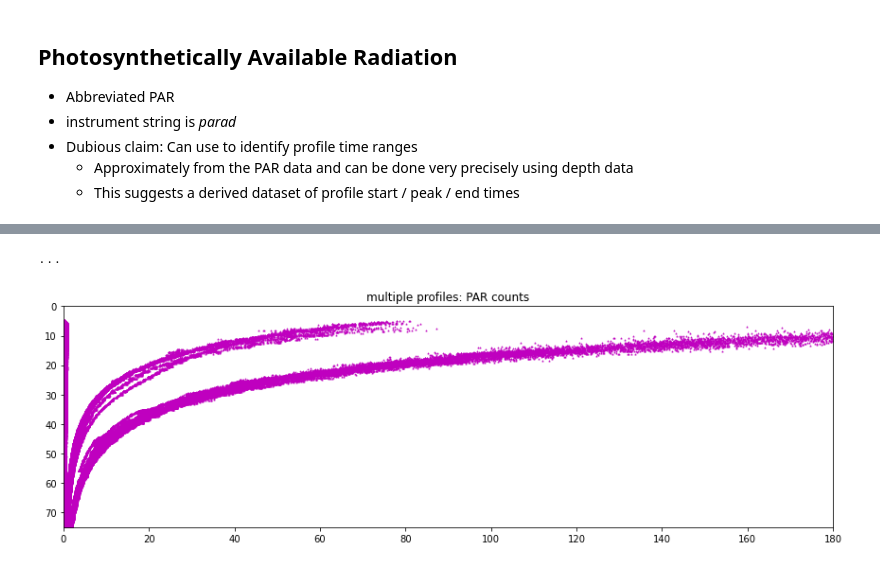
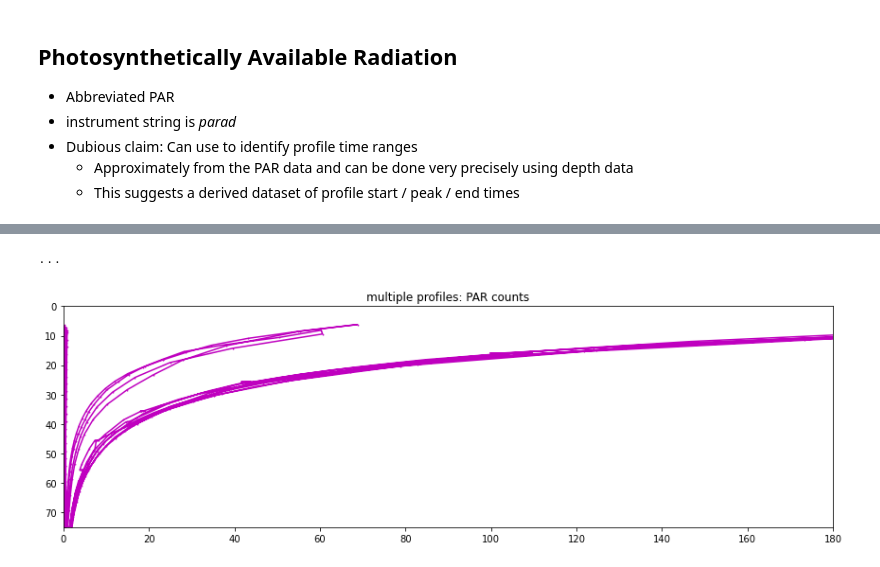
Before and after one commit to lsetiawan/ocean, a Jupyter notebook: Ocean 01 A Photic Zone CTD.ipynb, the cells around one changed output, grey strips where cells are left out. Cells and saved outputs as stored; diff of their text form; code cells hidden in the pictures.

```diff
--- a/Ocean 01 A Photic Zone CTD.ipynb
+++ b/Ocean 01 A Photic Zone CTD.ipynb
@@ -441,0 +374,5 @@ Attributes:
+# %%
+par_source = './data/rca/par/'
+par_data = 'osb_sp_par_jan2019.nc'
+ds_PAR = xr.open_dataset(par_source + par_data)
+ds_PAR
@@ -442,11 +392,11 @@ Attributes:
 # %%
 par_lower_bound = 0
 par_upper_bound = 180
-ds_PAR_time_slice = ds_PAR.sel(time=slice(dt64(time_slice_start), dt64(time_slice_end)))
+ds_PAR_time_slice = ds_PAR.sel(time=slice(time0, time1))
 fig, axs = plt.subplots(figsize=(12,4), tight_layout=True)
-axs.scatter(ds_PAR_time_slice.par_counts_output, ds_PAR_time_slice.int_ctd_pressure, marker='^', s = 1., color='m')
+axs.plot(ds_PAR_time_slice.par_counts_output, ds_PAR_time_slice.int_ctd_pressure, marker='^', markersize = 1., color='m')
 axs.set(xlim = (par_lower_bound, par_upper_bound), ylim = (75., 0.), title='multiple profiles: PAR counts')
 print('...')
 # %% [output]
 ...
-[figure, old version]
+[figure, new version]
```
Also changed, not shown: parts of 14 cells of this notebook, 10 other files.
